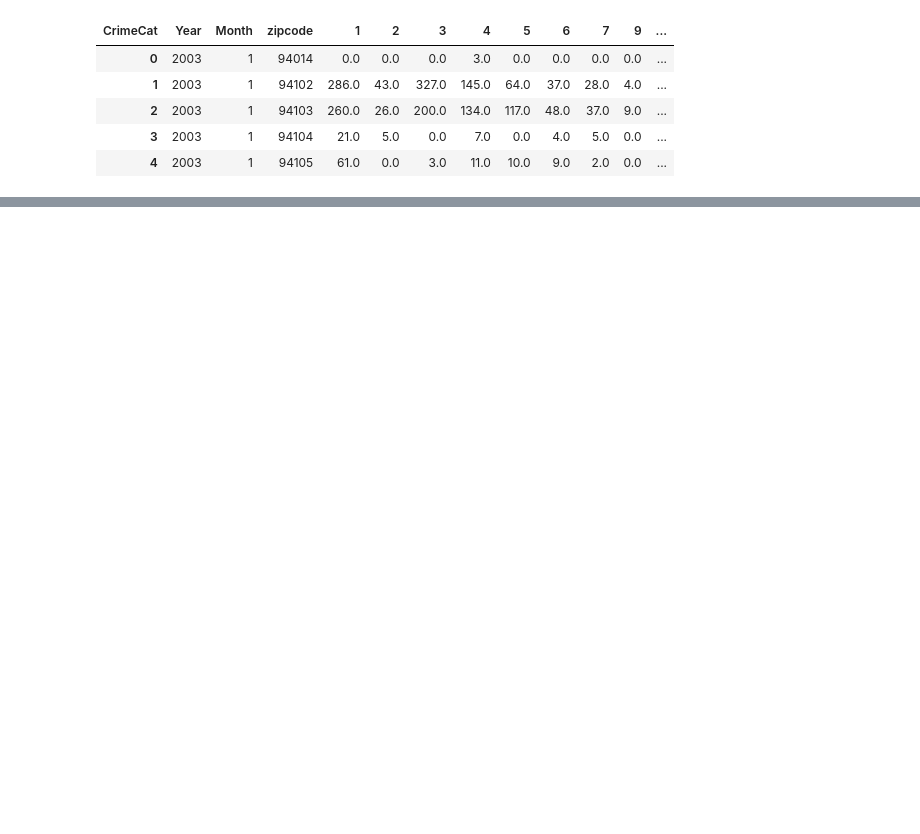
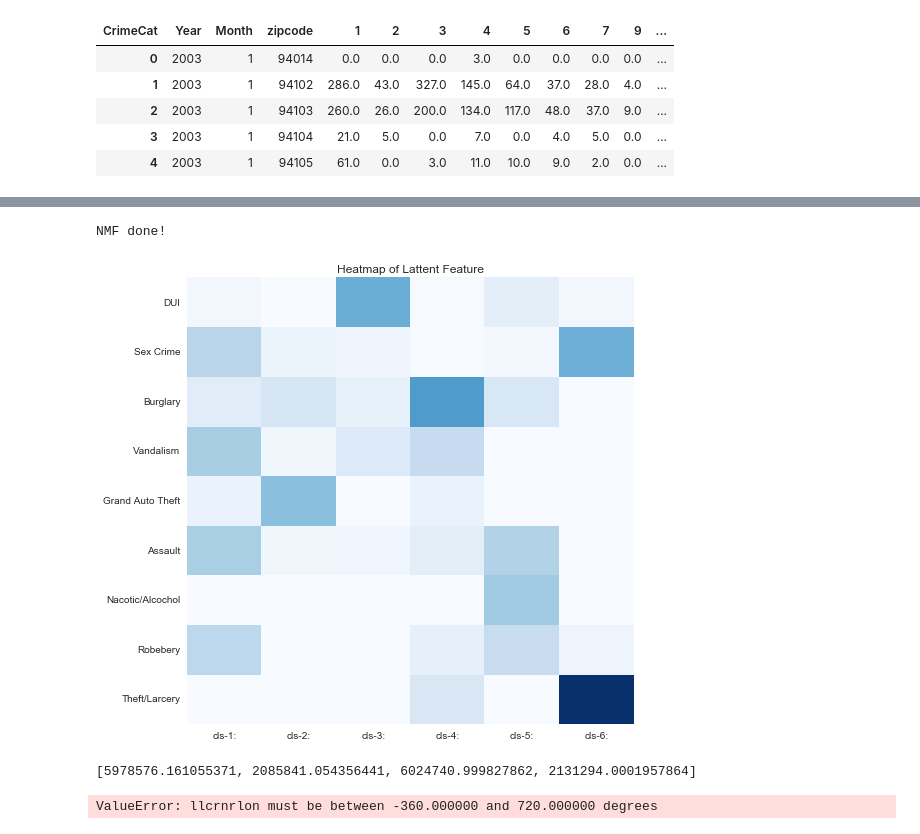
Before and after one commit to livenb/crime_prediction, a Jupyter notebook: SF_map.ipynb, the cells around one changed output, grey strips where cells are left out. Saved outputs shown, nothing was run; the diff lists cells and outputs as text; code cells hidden in the pictures; blank space fills up the shorter version.

```diff
--- a/SF_map.ipynb
+++ b/SF_map.ipynb
@@ -120,0 +196,5 @@ gaps = gap_statistic(X_sca)
+# %%
+W, H = build_nmf_all(X_sca, 6)
+# %% [output]
+NMF done!
+[figure, added]
@@ -120,0 +203,46 @@ gaps = gap_statistic(X_sca)
+# %%
+from mpl_toolkits.basemap import Basemap
+import fiona
+from shapely.geometry import shape, mapping
+from pyproj import Proj, transform
+from fiona.crs import from_epsg
+from itertools import chain
+import matplotlib.pyplot as plt
+from descartes import PolygonPatch
+from shapely.geometry import Point, Polygon, MultiPoint, MultiPolygon
+from shapely.prepared import prep
+from matplotlib.collections import PatchCollection
+
+SFcenter = (-122.4194, 37.7749)
+SFshapefile = 'map/SF-ZipCodes/SFZipCodes'
+
+def build_basemap(shapefile, cityname, center, extra=0.01):
+    shp = fiona.open(shapefile + '.shp')
+    bds = shp.bounds
+    shp.close()
+    ll = (bds[0], bds[1])
+    ur = (bds[2], bds[3])
+    coords = list(chain(ll, ur))
+    print coords
+    w, h = coords[2] - coords[0], coords[3] - coords[1]
+    m = Basemap(projection='tmerc',
+                lon_0=center[0],
+                lat_0=center[1],
+                ellps='WGS84',
+                llcrnrlon=coords[0] - extra * w,
+                llcrnrlat=coords[1] - extra + 0.01 * h,
+                urcrnrlon=coords[2] + extra * w,
+                urcrnrlat=coords[3] + extra + 0.01 * h,
+                lat_ts=0,
+                resolution='i',
+                suppress_ticks=True)
+    m.readshapefile(shapefile,
+                    cityname,
+                    color='black',
+                    zorder=2)
+    return m, coords
+
+m, coords = build_basemap(SFshapefile, 'SF', SFcenter, extra=0.01)
+# %% [output]
+[5978576.161055371, 2085841.054356441, 6024740.999827862, 2131294.0001957864]
+ValueError: llcrnrlon must be between -360.000000 and 720.000000 degrees
```
Also changed, not shown: parts of 10 cells of this notebook, 1 other file.
